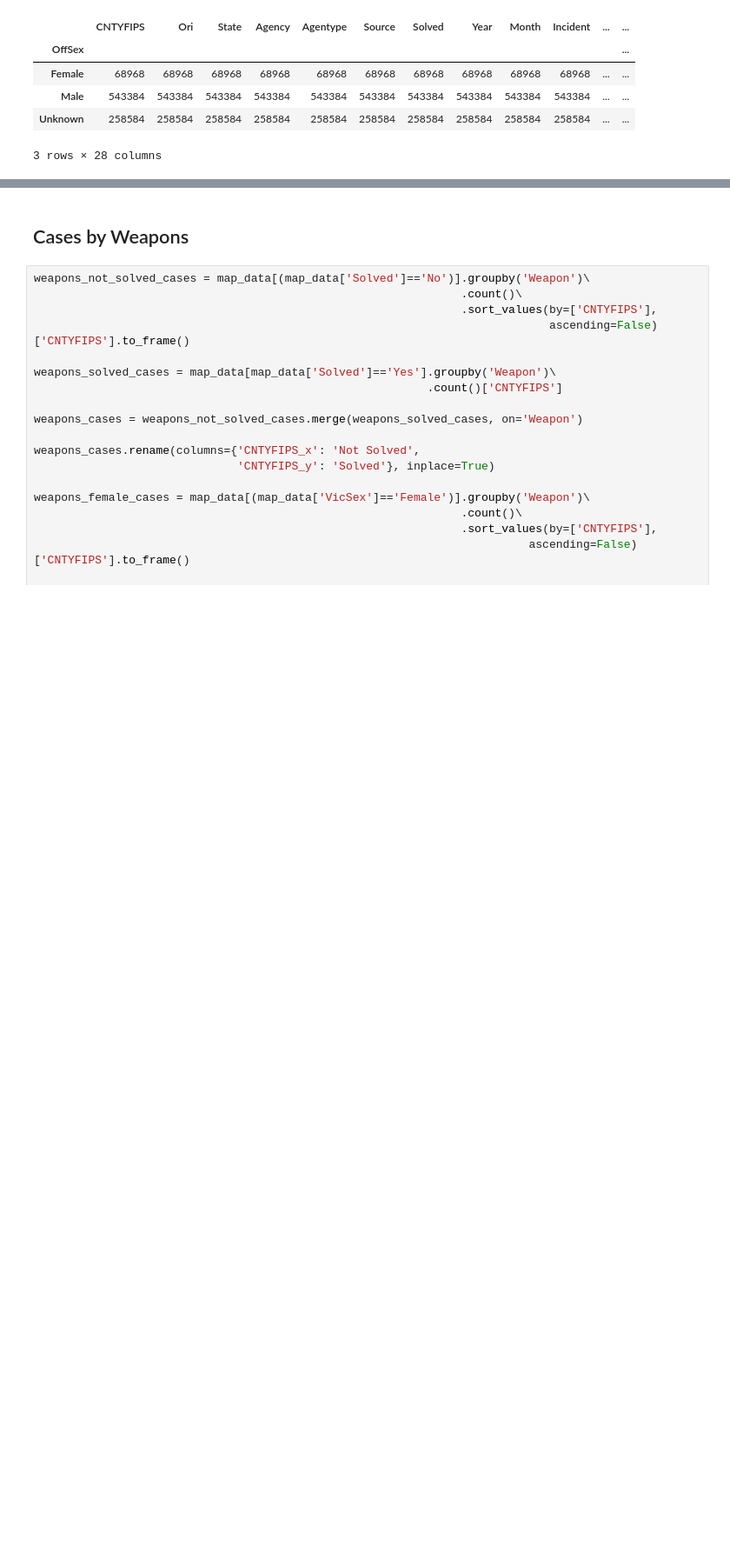
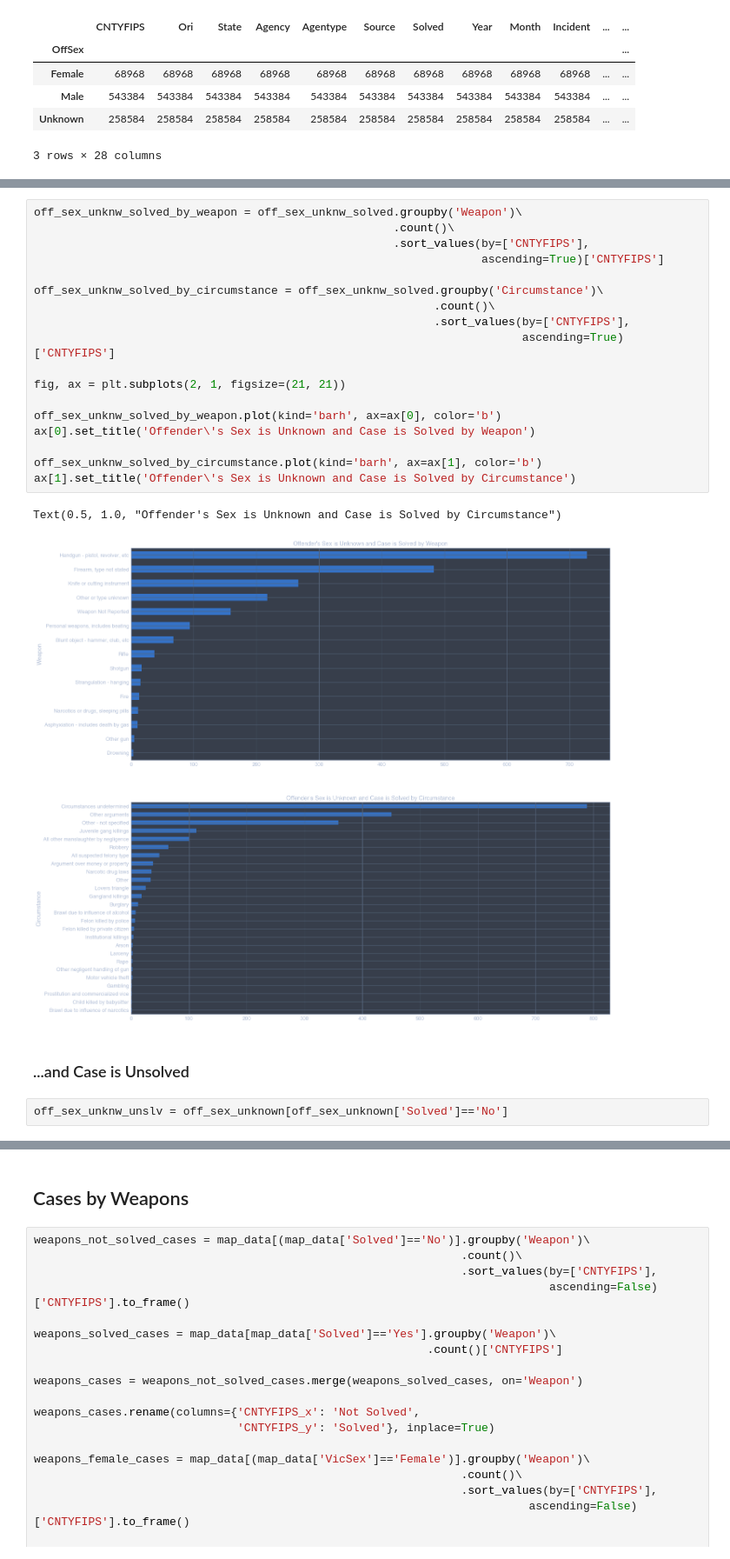
Before and after one commit to fadeeva/weird_projects, a Jupyter notebook: Serial_Killers/Data_from_MAP.ipynb, the cells around one changed output, grey strips where cells are left out. Shown at 87% size. Cells and saved outputs as stored; diff of their text form; blank space fills up the shorter version.

```diff
--- a/Serial_Killers/Data_from_MAP.ipynb
+++ b/Serial_Killers/Data_from_MAP.ipynb
@@ -488,0 +526,25 @@ map_data.groupby('OffSex').count()
+# %%
+off_sex_unknw_solved_by_weapon = off_sex_unknw_solved.groupby('Weapon')\
+                                                     .count()\
+                                                     .sort_values(by=['CNTYFIPS'],
+                                                                  ascending=True)['CNTYFIPS']
+
+off_sex_unknw_solved_by_circumstance = off_sex_unknw_solved.groupby('Circumstance')\
+                                                           .count()\
+                                                           .sort_values(by=['CNTYFIPS'],
+                                                                        ascending=True)['CNTYFIPS']
+
+fig, ax = plt.subplots(2, 1, figsize=(21, 21))
+
+off_sex_unknw_solved_by_weapon.plot(kind='barh', ax=ax[0], color='b')
+ax[0].set_title('Offender\'s Sex is Unknown and Case is Solved by Weapon')
+
+off_sex_unknw_solved_by_circumstance.plot(kind='barh', ax=ax[1], color='b')
+ax[1].set_title('Offender\'s Sex is Unknown and Case is Solved by Circumstance')
+# %% [output]
+Text(0.5, 1.0, "Offender's Sex is Unknown and Case is Solved by Circumstance")
+[figure, added]
+# %% [markdown]
+### ...and Case is Unsolved
+# %%
+off_sex_unknw_unslv = off_sex_unknown[off_sex_unknown['Solved']=='No']
```
Also changed, not shown: parts of 7 cells of this notebook.
